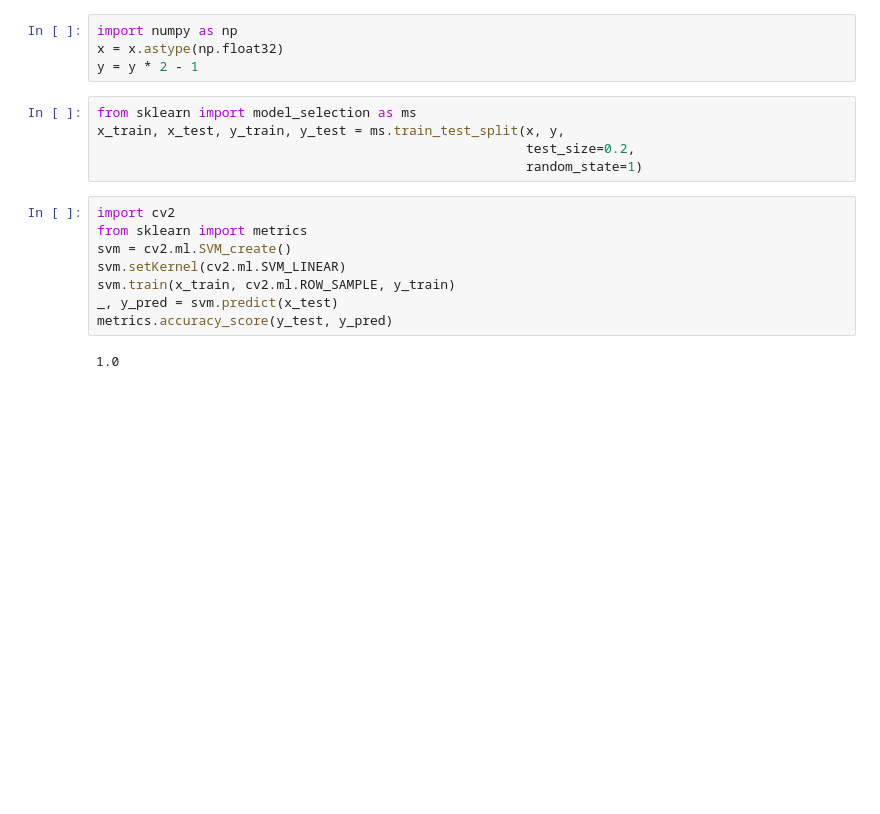
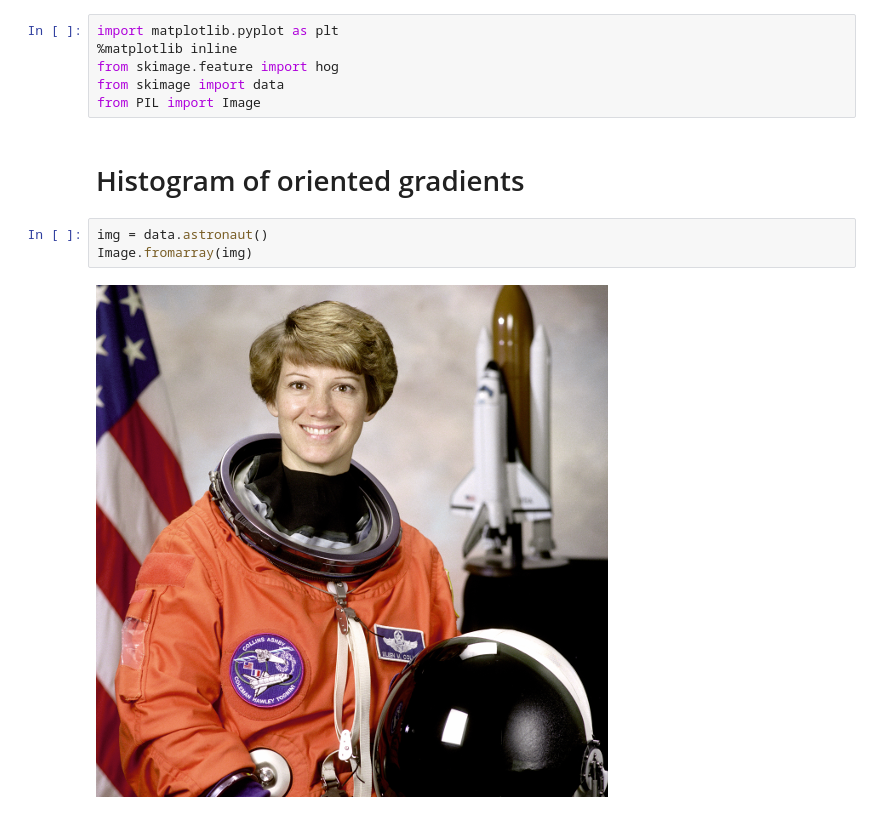
Before and after one commit to crazzle/ruhrpy-opencv, a Jupyter notebook: OpenCV_People_Detection.ipynb, the cells around one changed output. Drawn from its saved outputs; the diff is of its cells as text; blank space fills up the shorter version.

```diff
--- a/OpenCV_People_Detection.ipynb
+++ b/OpenCV_People_Detection.ipynb
@@ -17,19 +1,13 @@ Text(0,0.5,'y values')
-# %%
-import numpy as np
-x = x.astype(np.float32)
-y = y * 2 - 1
-# %%
-from sklearn import model_selection as ms
-x_train, x_test, y_train, y_test = ms.train_test_split(x, y,
-                                                       test_size=0.2,
-                                                       random_state=1)
-# %%
-import cv2
-from sklearn import metrics
-svm = cv2.ml.SVM_create()
-svm.setKernel(cv2.ml.SVM_LINEAR)
-svm.train(x_train, cv2.ml.ROW_SAMPLE, y_train)
-_, y_pred = svm.predict(x_test)
-metrics.accuracy_score(y_test, y_pred)
-# %% [output]
-1.0
+# %%
+import matplotlib.pyplot as plt
+%matplotlib inline
+from skimage.feature import hog
+from skimage import data
+from PIL import Image
+# %% [markdown]
+# Histogram of oriented gradients
+# %%
+img = data.astronaut()
+Image.fromarray(img)
+# %% [output]
+[figure, added]
```
Also changed, not shown: parts of 14 cells of this notebook, 2 other files.
